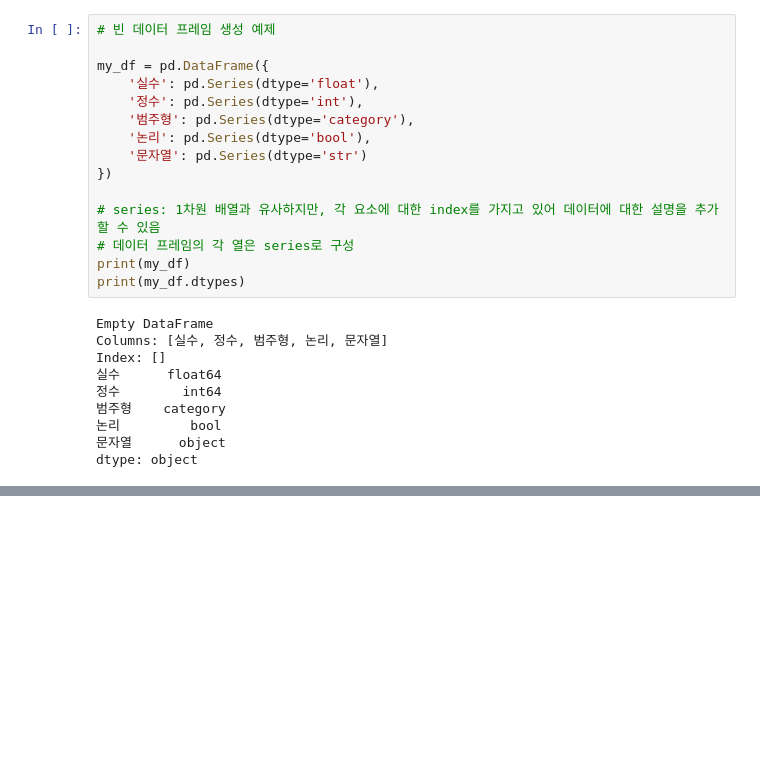
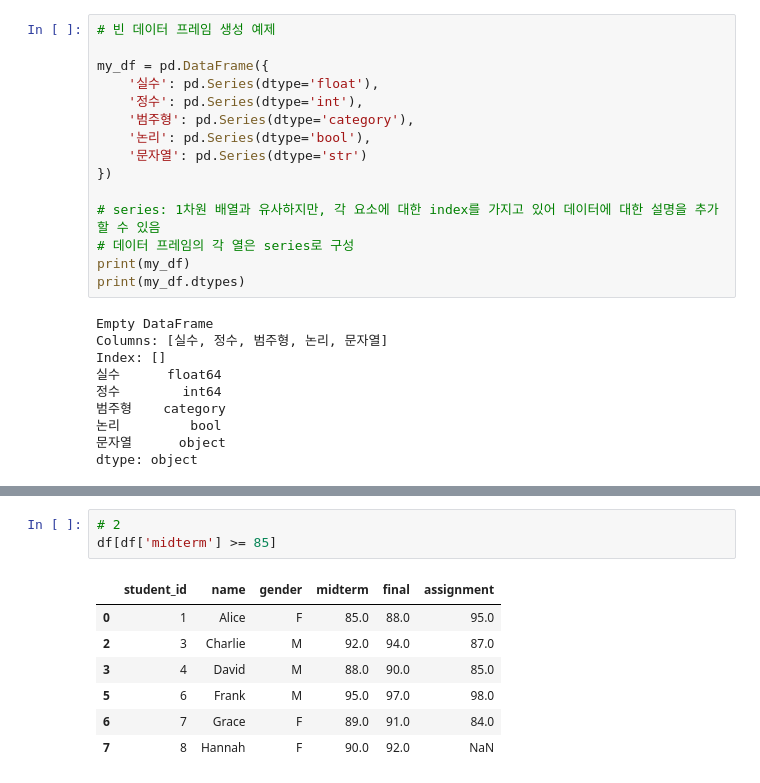
Before and after one commit to j00jun/DeepLearning_study, a Jupyter notebook: 빅분기_실기/part02_데이터_처리/sec01_pandas_라이브러리.ipynb, the cells around one changed output, grey strips where cells are left out. Cells and saved outputs as stored; diff of their text form; blank space fills up the shorter version.

```diff
--- a/빅분기_실기/part02_데이터_처리/sec01_pandas_라이브러리.ipynb
+++ b/빅분기_실기/part02_데이터_처리/sec01_pandas_라이브러리.ipynb
@@ -56,0 +968,11 @@ my_df = pd.DataFrame({
+# %%
+# 2
+df[df['midterm'] >= 85]
+# %% [output]
+|  | student_id | name | gender | midterm | final | assignment |
+| 0 | 1 | Alice | F | 85.0 | 88.0 | 95.0 |
+| 2 | 3 | Charlie | M | 92.0 | 94.0 | 87.0 |
+| 3 | 4 | David | M | 88.0 | 90.0 | 85.0 |
+| 5 | 6 | Frank | M | 95.0 | 97.0 | 98.0 |
+| 6 | 7 | Grace | F | 89.0 | 91.0 | 84.0 |
+| 7 | 8 | Hannah | F | 90.0 | 92.0 | NaN |
```
Also changed, not shown: parts of 84 cells of this notebook.
